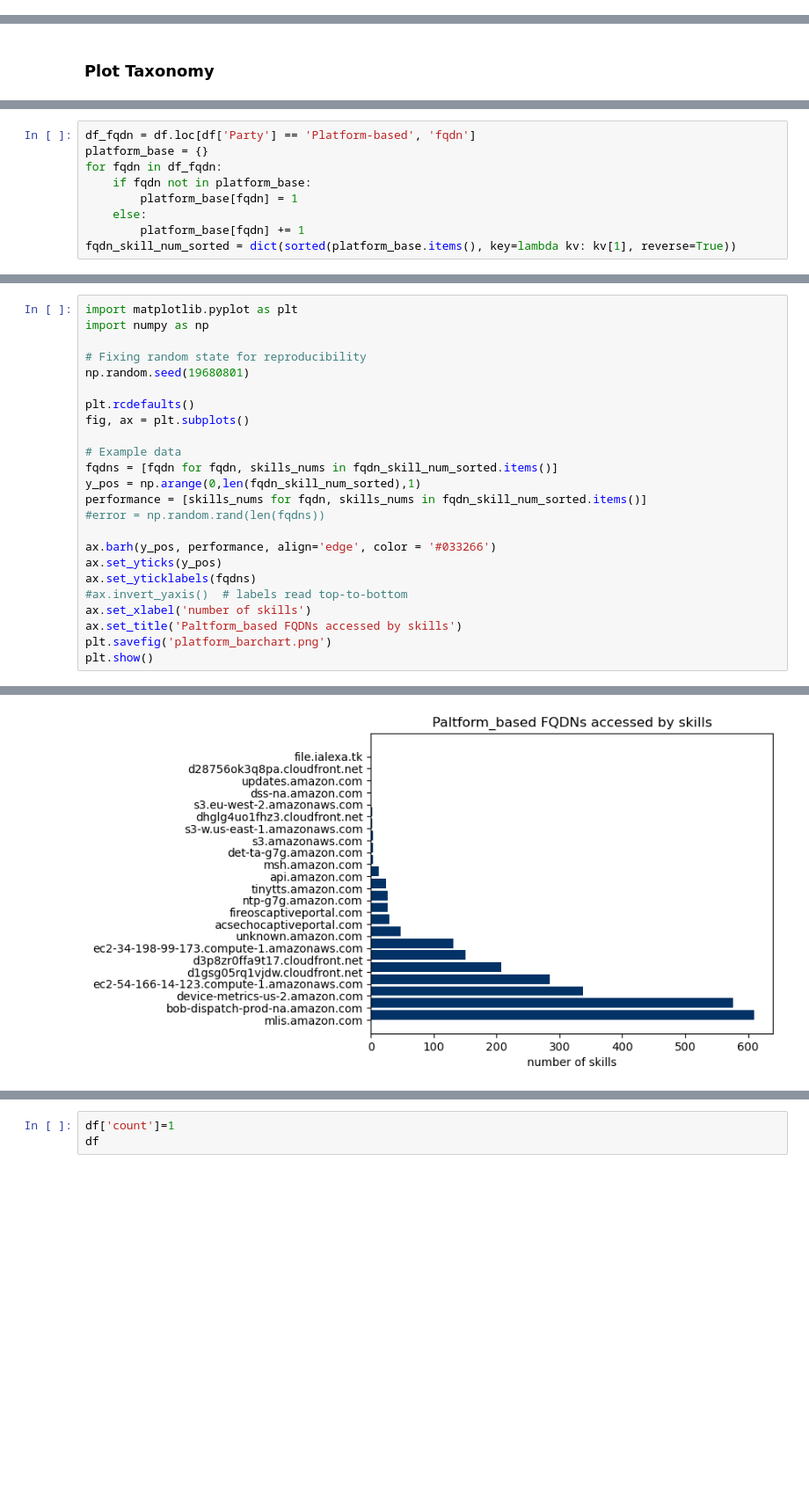
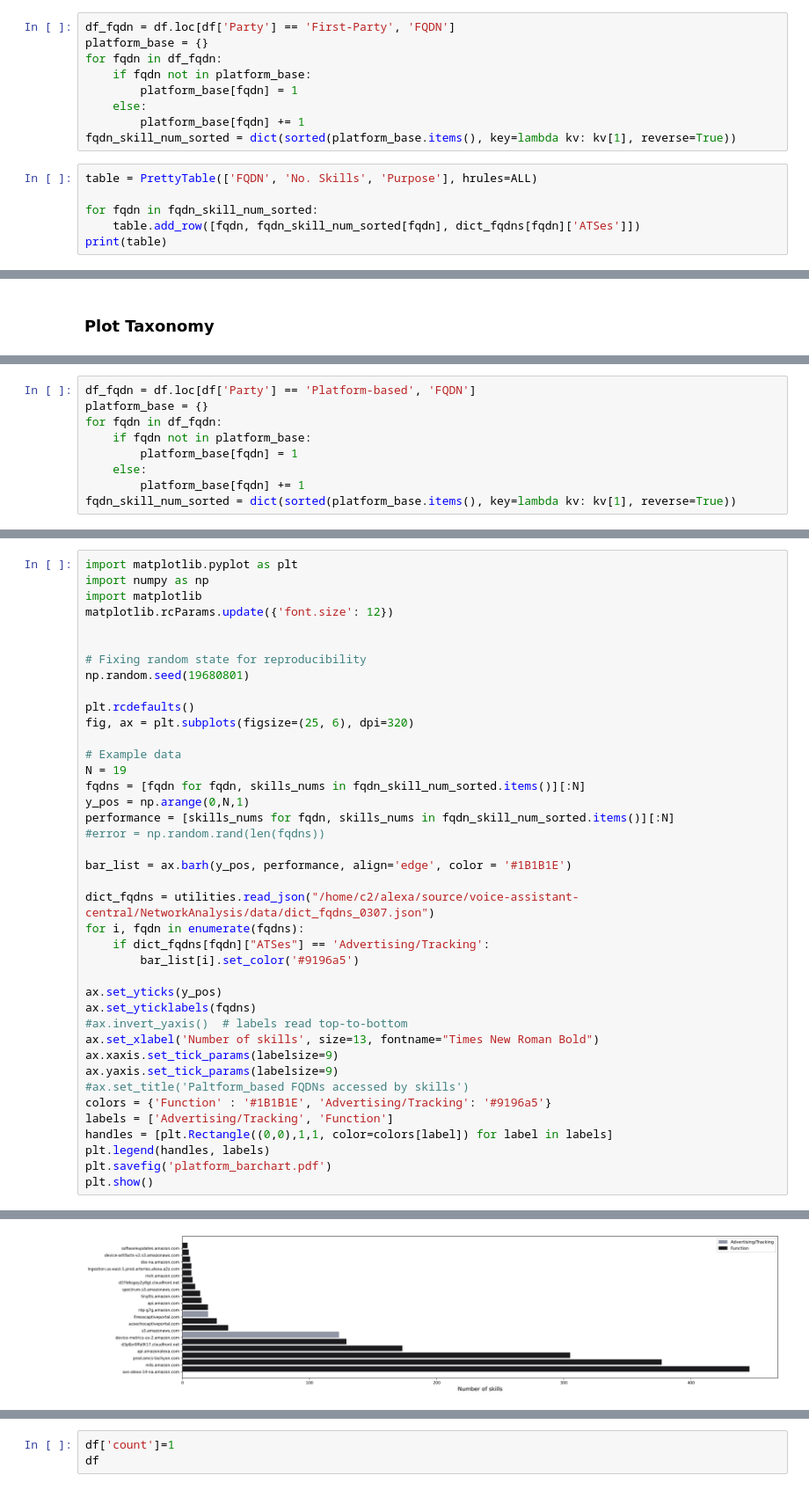
Before and after one commit to pooneh-nb/voice_assistance, a Jupyter notebook: NetworkAnalysis/post_processing/Visualization.ipynb, the cells around one changed output, grey strips where cells are left out. Shown: that part at 88% size. Cells and saved outputs as stored; diff of their text form; blank space fills up the shorter version.

```diff
--- a/NetworkAnalysis/post_processing/Visualization.ipynb
+++ b/NetworkAnalysis/post_processing/Visualization.ipynb
@@ -23,0 +112,15 @@ df
+# %%
+df_fqdn = df.loc[df['Party'] == 'First-Party', 'FQDN']
+platform_base = {}
+for fqdn in df_fqdn:
+    if fqdn not in platform_base:
+        platform_base[fqdn] = 1
+    else:
+        platform_base[fqdn] += 1
+fqdn_skill_num_sorted = dict(sorted(platform_base.items(), key=lambda kv: kv[1], reverse=True))
+# %%
+table = PrettyTable(['FQDN', 'No. Skills', 'Purpose'], hrules=ALL)
+
+for fqdn in fqdn_skill_num_sorted:
+    table.add_row([fqdn, fqdn_skill_num_sorted[fqdn], dict_fqdns[fqdn]['ATSes']])
+print(table)
@@ -77,5 +191,5 @@ plt.show()
 # %%
-df_fqdn = df.loc[df['Party'] == 'Platform-based', 'fqdn']
+df_fqdn = df.loc[df['Party'] == 'Platform-based', 'FQDN']
 platform_base = {}
 for fqdn in df_fqdn:
     if fqdn not in platform_base:
@@ -86,25 +220,41 @@ fqdn_skill_num_sorted = dict(sorted(platform_base.items(), key=lambda kv: kv[1],
 # %%
 import matplotlib.pyplot as plt
 import numpy as np
+import matplotlib
+matplotlib.rcParams.update({'font.size': 12})
+
 
 # Fixing random state for reproducibility
 np.random.seed(19680801)
 
 plt.rcdefaults()
-fig, ax = plt.subplots()
+fig, ax = plt.subplots(figsize=(25, 6), dpi=320)
 
 # Example data
-fqdns = [fqdn for fqdn, skills_nums in fqdn_skill_num_sorted.items()]
-y_pos = np.arange(0,len(fqdn_skill_num_sorted),1)
-performance = [skills_nums for fqdn, skills_nums in fqdn_skill_num_sorted.items()]
+N = 19
+fqdns = [fqdn for fqdn, skills_nums in fqdn_skill_num_sorted.items()][:N]
+y_pos = np.arange(0,N,1)
+performance = [skills_nums for fqdn, skills_nums in fqdn_skill_num_sorted.items()][:N]
 #error = np.random.rand(len(fqdns))
 
-ax.barh(y_pos, performance, align='edge', color = '#033266')
+bar_list = ax.barh(y_pos, performance, align='edge', color = '#1B1B1E')
+
+dict_fqdns = utilities.read_json("/home/c2/alexa/source/voice-assistant-central/NetworkAnalysis/data/dict_fqdns_0307.json")
+for i, fqdn in enumerate(fqdns):
+    if dict_fqdns[fqdn]["ATSes"] == 'Advertising/Tracking':
+        bar_list[i].set_color('#9196a5')
+
 ax.set_yticks(y_pos)
 ax.set_yticklabels(fqdns)
 #ax.invert_yaxis()  # labels read top-to-bottom
-ax.set_xlabel('number of skills')
-ax.set_title('Paltform_based FQDNs accessed by skills')
-plt.savefig('platform_barchart.png')
+ax.set_xlabel('Number of skills', size=13, fontname="Times New Roman Bold")
+ax.xaxis.set_tick_params(labelsize=9)
+ax.yaxis.set_tick_params(labelsize=9)
+#ax.set_title('Paltform_based FQDNs accessed by skills')
+colors = {'Function' : '#1B1B1E', 'Advertising/Tracking': '#9196a5'}
+labels = ['Advertising/Tracking', 'Function']
+handles = [plt.Rectangle((0,0),1,1, color=colors[label]) for label in labels]
+plt.legend(handles, labels)
+plt.savefig('platform_barchart.pdf')
 plt.show()
 # %% [output]
@@ -111,2 +262,2 @@ plt.show()
-[figure, old version]
+[figure, new version]
 # %%
```
Also changed, not shown: parts of 22 cells of this notebook, 26 other files.
